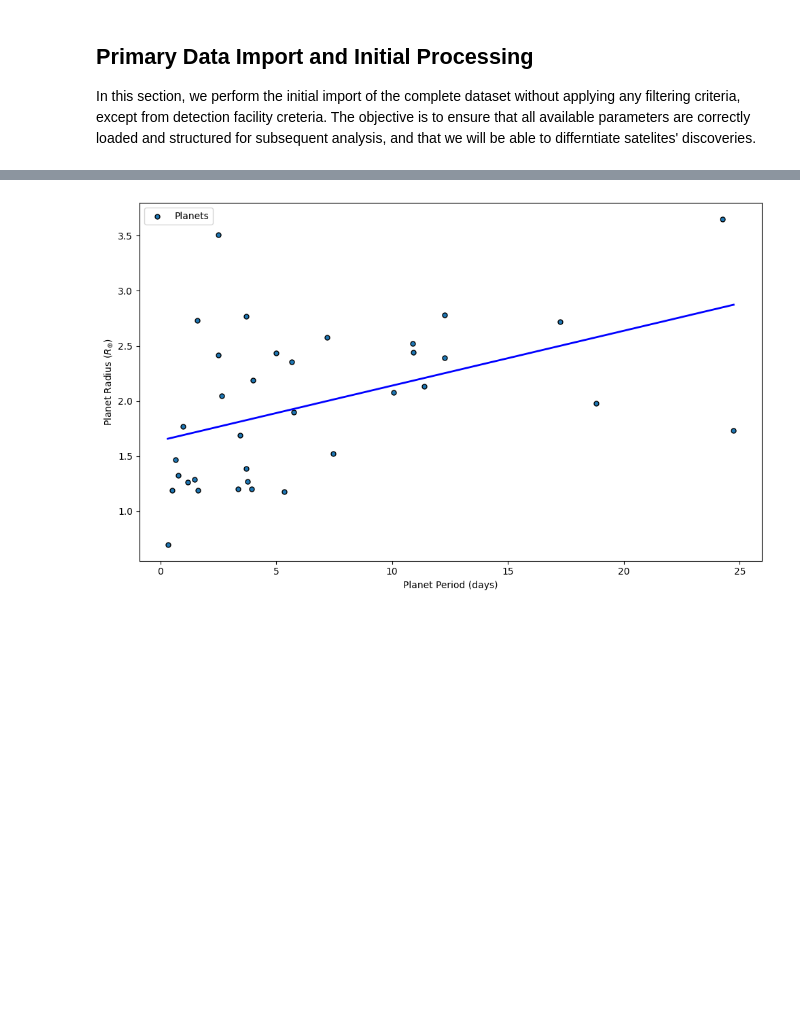
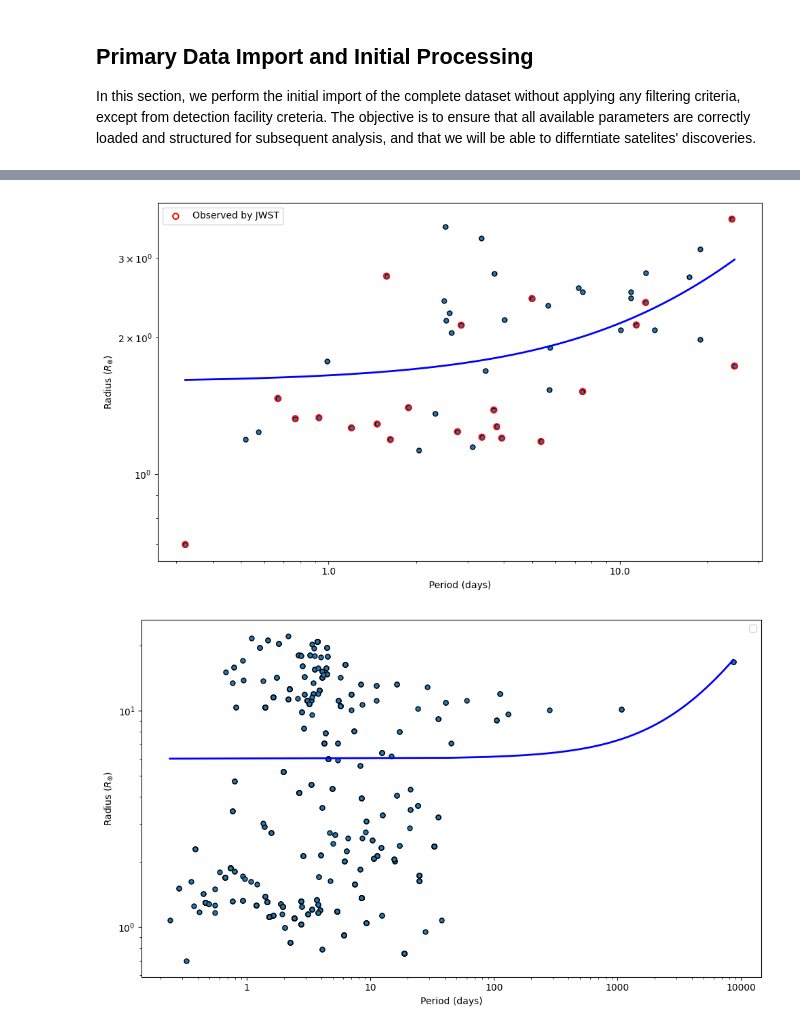
Before and after one commit to wikreg/Stage_CEA_Exoplanet_VR, a Jupyter notebook: Stage_CEA_Exoplanet/main.ipynb, the cells around one changed output, grey strips where cells are left out. Saved outputs shown, nothing was run; the diff lists cells and outputs as text; code cells hidden in the pictures; blank space fills up the shorter version.

Commit message:
Final changes JWST comparaison

```diff
--- a/Stage_CEA_Exoplanet/main.ipynb
+++ b/Stage_CEA_Exoplanet/main.ipynb
@@ -13,11 +13,17 @@ from utils.filters import *
 from utils.plots import *
 from utils.presets import *
 # %%
-csv_path = Path("..") / "Dataset" / "NEA_planetary_systems.csv"
+csv_path1 = Path("..") / "Dataset" / "NEA_planetary_systems.csv"
 
-full_data = pd.read_csv(csv_path, skiprows=116)
+full_data = pd.read_csv(csv_path1, skiprows=116)
 
 full_data.columns = full_data.columns.str.strip()
+
+csv_path2 = Path("..") / "Dataset" / "JWST.csv"
+
+JWST_data = pd.read_csv(csv_path2, sep=';', encoding='latin1')
+
+JWST_data.columns = JWST_data.columns.str.strip()
 # %%
 
 Mdwarf_sample_2021 = apply_filters(full_data,
@@ -43,5 +50,7 @@ plot_histogram_density_Mtype_with_gauss(Mdwarf_sample_2021_restricted)
 # %%
-plot_radii_vs_period_Mtype(Mdwarf_sample_2021_restricted)
+plot_radii_vs_period_Mtype(Mdwarf_sample_2021_restricted, JWST_data)
+plot_radii_vs_period_JWST(JWST_data)
 # %% [output]
-[figure, old version]
+[figure, new version]
+[figure, added]
 # %%
```
Also changed, not shown: parts of 6 cells of this notebook, 5 other files.
